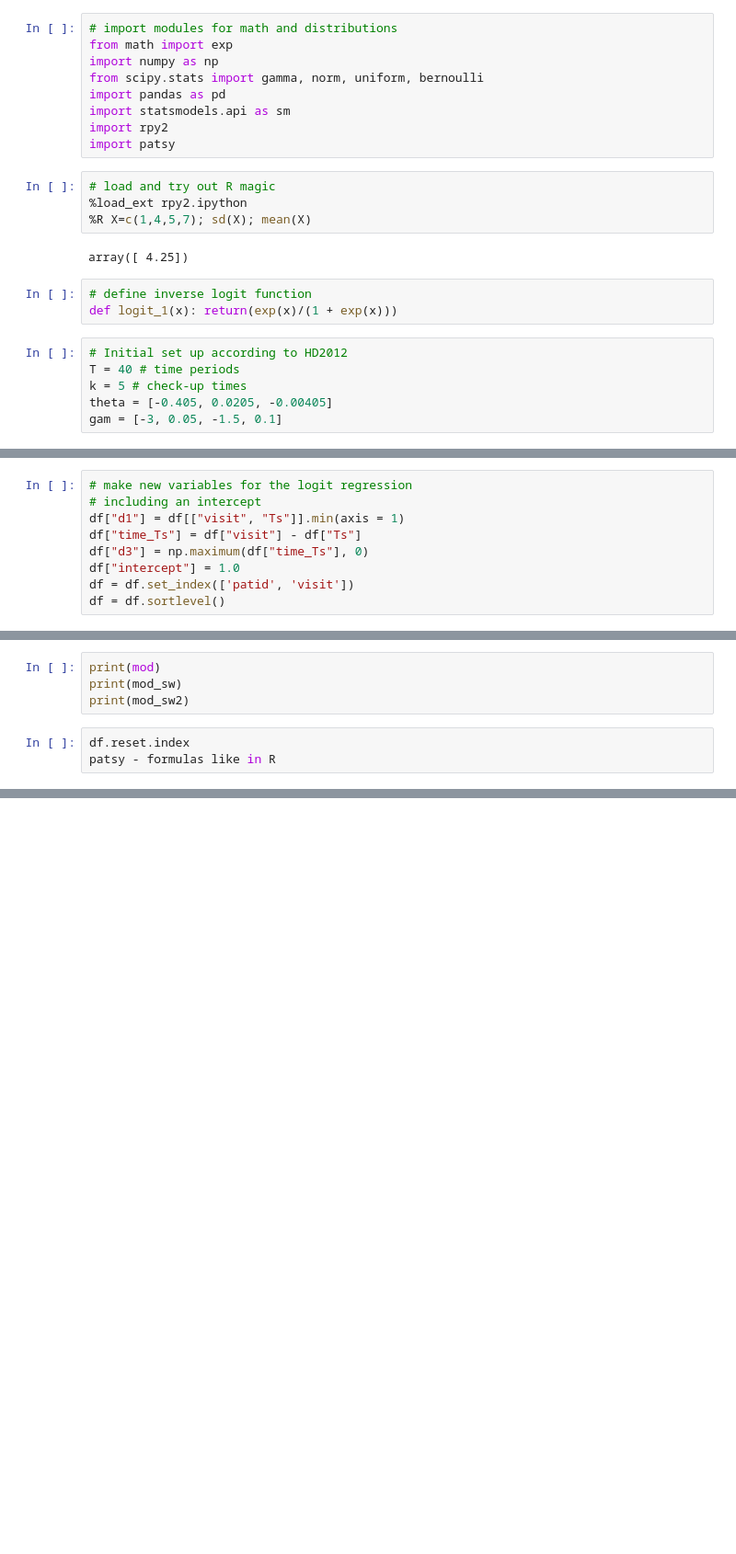
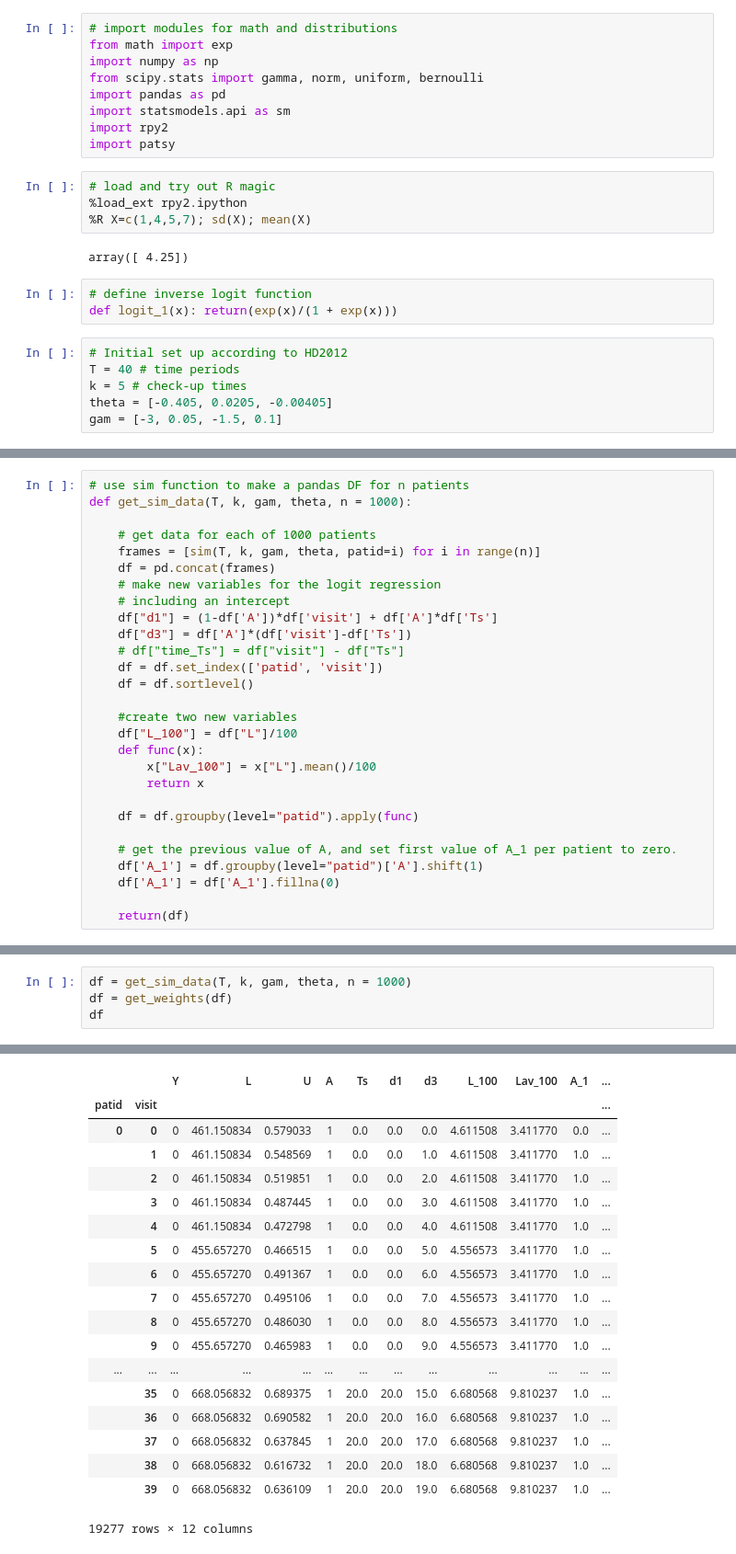
Before and after one commit to clancia/msm-simul-oncol, a Jupyter notebook: data_generation_code.ipynb, the cells around one changed output, grey strips where cells are left out. Shown at 92% size. Drawn from its saved outputs; the diff is of its cells as text; blank space fills up the shorter version.

```diff
--- a/data_generation_code.ipynb
+++ b/data_generation_code.ipynb
@@ -108,11 +109,30 @@ df = pd.concat(frames)
-# %%
-# make new variables for the logit regression
-# including an intercept
-df["d1"] = df[["visit", "Ts"]].min(axis = 1)
-df["time_Ts"] = df["visit"] - df["Ts"]
-df["d3"] = np.maximum(df["time_Ts"], 0)
-df["intercept"] = 1.0
-df = df.set_index(['patid', 'visit'])
-df = df.sortlevel()
+# %%
+# use sim function to make a pandas DF for n patients
+def get_sim_data(T, k, gam, theta, n = 1000):
+
+    # get data for each of 1000 patients
+    frames = [sim(T, k, gam, theta, patid=i) for i in range(n)]
+    df = pd.concat(frames)
+    # make new variables for the logit regression
+    # including an intercept
+    df["d1"] = (1-df['A'])*df['visit'] + df['A']*df['Ts']
+    df["d3"] = df['A']*(df['visit']-df['Ts'])
+    # df["time_Ts"] = df["visit"] - df["Ts"]
+    df = df.set_index(['patid', 'visit'])
+    df = df.sortlevel()
+
+    #create two new variables
+    df["L_100"] = df["L"]/100
+    def func(x):
+        x["Lav_100"] = x["L"].mean()/100
+        return x
+
+    df = df.groupby(level="patid").apply(func)
+
+    # get the previous value of A, and set first value of A_1 per patient to zero.
+    df['A_1'] = df.groupby(level="patid")['A'].shift(1)
+    df['A_1'] = df['A_1'].fillna(0)
+
+    return(df)
 # %%
 #df.loc[(2,slice(None)),:] # gets patient 3
@@ -220,7 +176,5 @@ LookupError: 'mod_sw' not found
-# %%
-print(mod)
-print(mod_sw)
-print(mod_sw2)
-# %%
-df.reset.index
-patsy - formulas like in R
+# %%
+df = get_sim_data(T, k, gam, theta, n = 1000)
+df = get_weights(df)
+df
+# %% [output]
@@ -226,0 +187,19 @@ patsy - formulas like in R
+|  |  | Y | L | U | A | Ts | d1 | d3 | L_100 | Lav_100 | A_1 | ... |
+| patid | visit |  |  |  |  |  |  |  |  |  |  | ... |
+| 0 | 0 | 0 | 461.150834 | 0.579033 | 1 | 0.0 | 0.0 | 0.0 | 4.611508 | 3.411770 | 0.0 | ... |
+|  | 1 | 0 | 461.150834 | 0.548569 | 1 | 0.0 | 0.0 | 1.0 | 4.611508 | 3.411770 | 1.0 | ... |
+|  | 2 | 0 | 461.150834 | 0.519851 | 1 | 0.0 | 0.0 | 2.0 | 4.611508 | 3.411770 | 1.0 | ... |
+|  | 3 | 0 | 461.150834 | 0.487445 | 1 | 0.0 | 0.0 | 3.0 | 4.611508 | 3.411770 | 1.0 | ... |
+|  | 4 | 0 | 461.150834 | 0.472798 | 1 | 0.0 | 0.0 | 4.0 | 4.611508 | 3.411770 | 1.0 | ... |
+|  | 5 | 0 | 455.657270 | 0.466515 | 1 | 0.0 | 0.0 | 5.0 | 4.556573 | 3.411770 | 1.0 | ... |
+|  | 6 | 0 | 455.657270 | 0.491367 | 1 | 0.0 | 0.0 | 6.0 | 4.556573 | 3.411770 | 1.0 | ... |
+|  | 7 | 0 | 455.657270 | 0.495106 | 1 | 0.0 | 0.0 | 7.0 | 4.556573 | 3.411770 | 1.0 | ... |
+|  | 8 | 0 | 455.657270 | 0.486030 | 1 | 0.0 | 0.0 | 8.0 | 4.556573 | 3.411770 | 1.0 | ... |
+|  | 9 | 0 | 455.657270 | 0.465983 | 1 | 0.0 | 0.0 | 9.0 | 4.556573 | 3.411770 | 1.0 | ... |
+| ... | ... | ... | ... | ... | ... | ... | ... | ... | ... | ... | ... | ... |
+|  | 35 | 0 | 668.056832 | 0.689375 | 1 | 20.0 | 20.0 | 15.0 | 6.680568 | 9.810237 | 1.0 | ... |
+|  | 36 | 0 | 668.056832 | 0.690582 | 1 | 20.0 | 20.0 | 16.0 | 6.680568 | 9.810237 | 1.0 | ... |
+|  | 37 | 0 | 668.056832 | 0.637845 | 1 | 20.0 | 20.0 | 17.0 | 6.680568 | 9.810237 | 1.0 | ... |
+|  | 38 | 0 | 668.056832 | 0.616732 | 1 | 20.0 | 20.0 | 18.0 | 6.680568 | 9.810237 | 1.0 | ... |
+|  | 39 | 0 | 668.056832 | 0.636109 | 1 | 20.0 | 20.0 | 19.0 | 6.680568 | 9.810237 | 1.0 | ... |
+19277 rows × 12 columns
```
Also changed, not shown: parts of 11 cells of this notebook, 1 other file.
